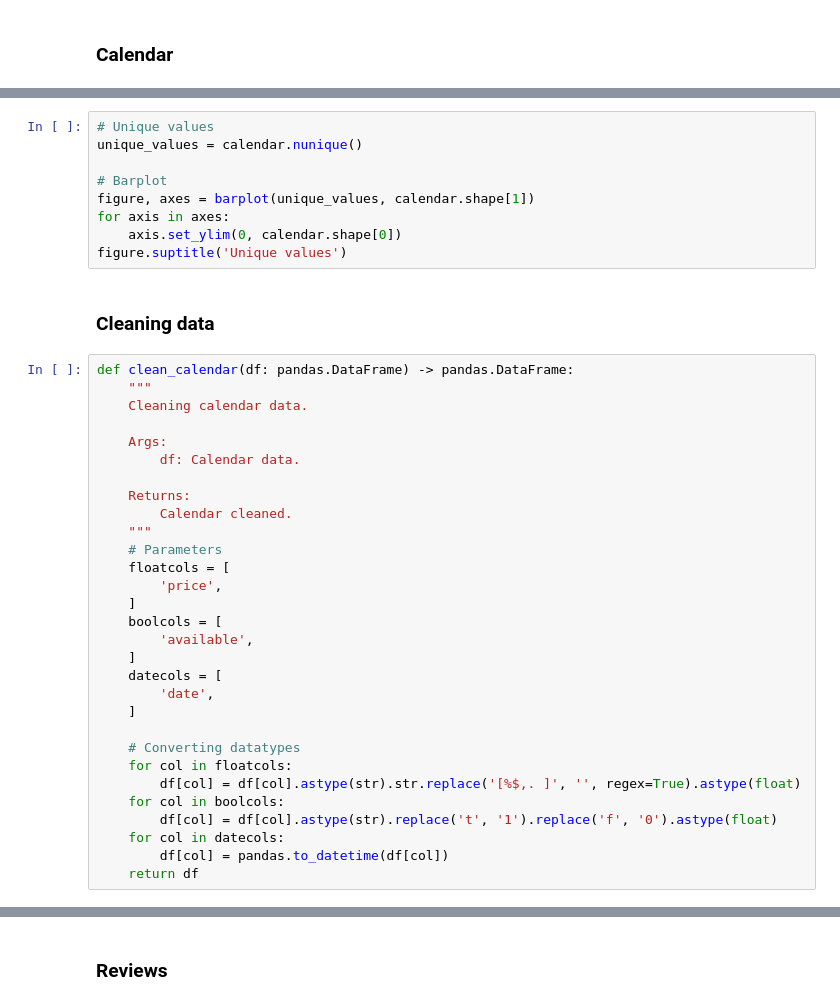
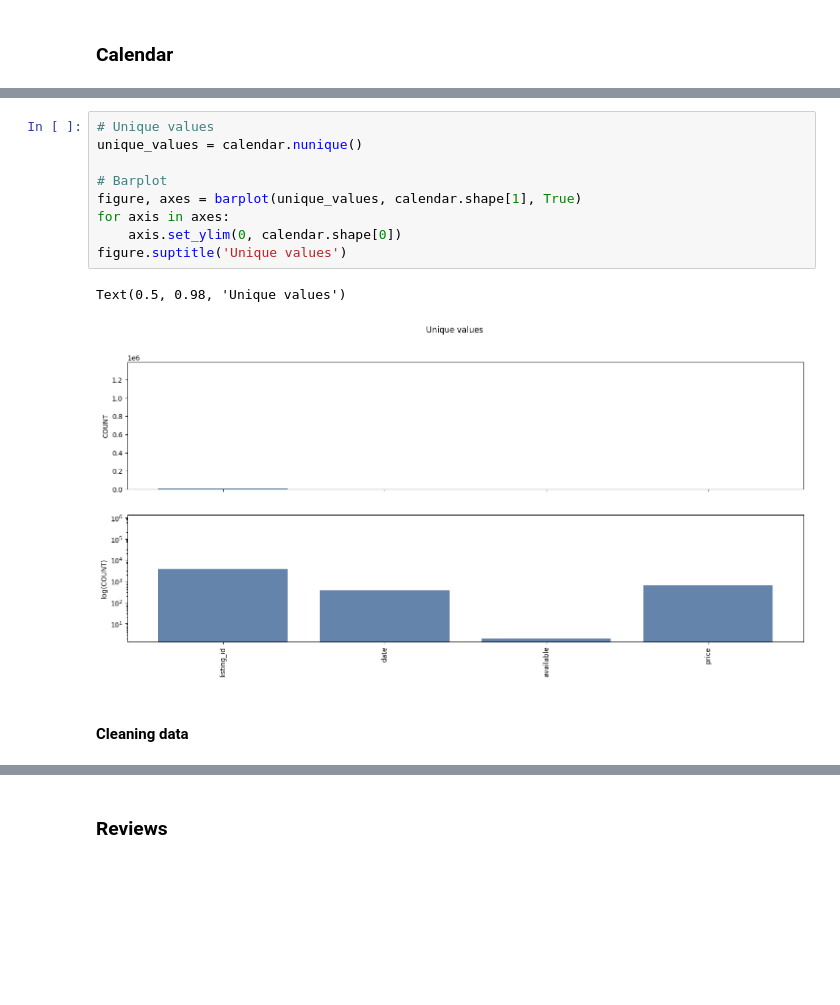
Before and after one commit to hqmG/airbnb, a Jupyter notebook: notebooks/project.ipynb, the cells around one changed output, grey strips where cells are left out. Cells and saved outputs as stored; diff of their text form; blank space fills up the shorter version.

```diff
--- a/notebooks/project.ipynb
+++ b/notebooks/project.ipynb
@@ -214,44 +123,17 @@ figure.suptitle('Missing values')
 # %%
 # Unique values
 unique_values = calendar.nunique()
 
 # Barplot
-figure, axes = barplot(unique_values, calendar.shape[1])
+figure, axes = barplot(unique_values, calendar.shape[1], True)
 for axis in axes:
     axis.set_ylim(0, calendar.shape[0])
 figure.suptitle('Unique values')
+# %% [output]
+Text(0.5, 0.98, 'Unique values')
+[figure, added]
 # %% [markdown]
-### Cleaning data
+#### Cleaning data
-# %%
-def clean_calendar(df: pandas.DataFrame) -> pandas.DataFrame:
-    """
-    Cleaning calendar data.
-
-    Args:
-        df: Calendar data.
-
-    Returns:
-        Calendar cleaned.
-    """
-    # Parameters
-    floatcols = [
-        'price',
-    ]
-    boolcols = [
-        'available',
-    ]
-    datecols = [
-        'date',
-    ]
-
-    # Converting datatypes
-    for col in floatcols:
-        df[col] = df[col].astype(str).str.replace('[%$,. ]', '', regex=True).astype(float)
-    for col in boolcols:
-        df[col] = df[col].astype(str).replace('t', '1').replace('f', '0').astype(float)
-    for col in datecols:
-        df[col] = pandas.to_datetime(df[col])
-    return df
 # %%
 # Processing calendar
 calendar = clean_calendar(calendar)
```
Also changed, not shown: parts of 37 cells of this notebook.
